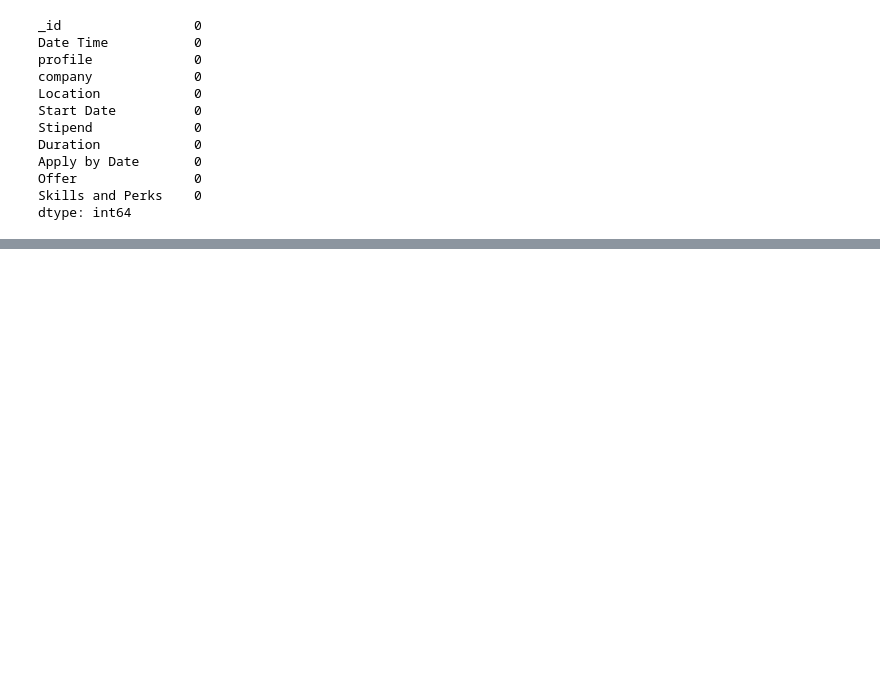
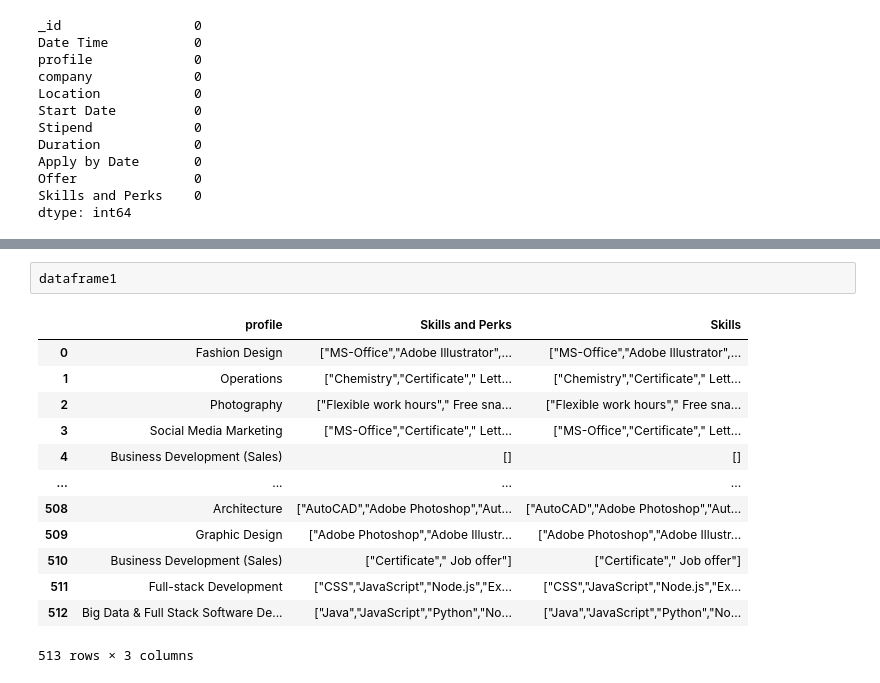
Before and after one commit to humancoder1/Internship_Recommendatio_model, a Jupyter notebook: Analysis.ipynb, the cells around one changed output, grey strips where cells are left out. Saved outputs shown, nothing was run; the diff lists cells and outputs as text; blank space fills up the shorter version.

```diff
--- a/Analysis.ipynb
+++ b/Analysis.ipynb
@@ -38,0 +108,16 @@ dtype: int64
+# %%
+dataframe1
+# %% [output]
+|  | profile | Skills and Perks | Skills |
+| 0 | Fashion Design | ["MS-Office","Adobe Illustrator",... | ["MS-Office","Adobe Illustrator",... |
+| 1 | Operations | ["Chemistry","Certificate"," Lett... | ["Chemistry","Certificate"," Lett... |
+| 2 | Photography | ["Flexible work hours"," Free sna... | ["Flexible work hours"," Free sna... |
+| 3 | Social Media Marketing | ["MS-Office","Certificate"," Lett... | ["MS-Office","Certificate"," Lett... |
+| 4 | Business Development (Sales) | [] | [] |
+| ... | ... | ... | ... |
+| 508 | Architecture | ["AutoCAD","Adobe Photoshop","Aut... | ["AutoCAD","Adobe Photoshop","Aut... |
+| 509 | Graphic Design | ["Adobe Photoshop","Adobe Illustr... | ["Adobe Photoshop","Adobe Illustr... |
+| 510 | Business Development (Sales) | ["Certificate"," Job offer"] | ["Certificate"," Job offer"] |
+| 511 | Full-stack Development | ["CSS","JavaScript","Node.js","Ex... | ["CSS","JavaScript","Node.js","Ex... |
+| 512 | Big Data & Full Stack Software De... | ["Java","JavaScript","Python","No... | ["Java","JavaScript","Python","No... |
+513 rows × 3 columns
```
Also changed, not shown: parts of 7 cells of this notebook, 1 other file.
